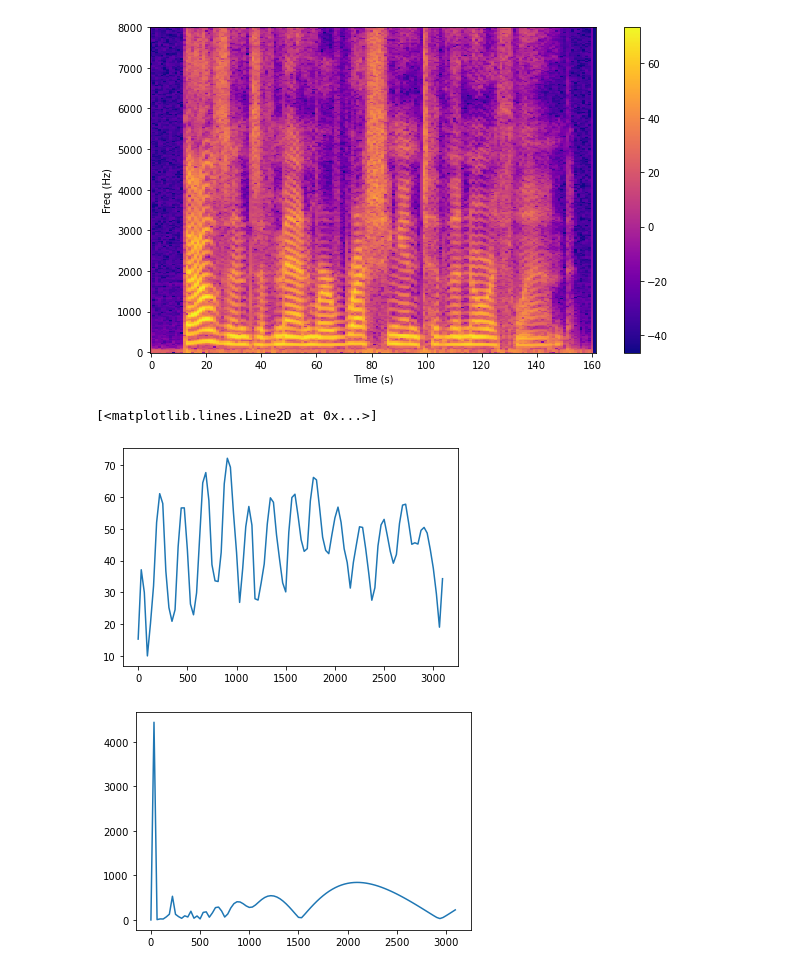
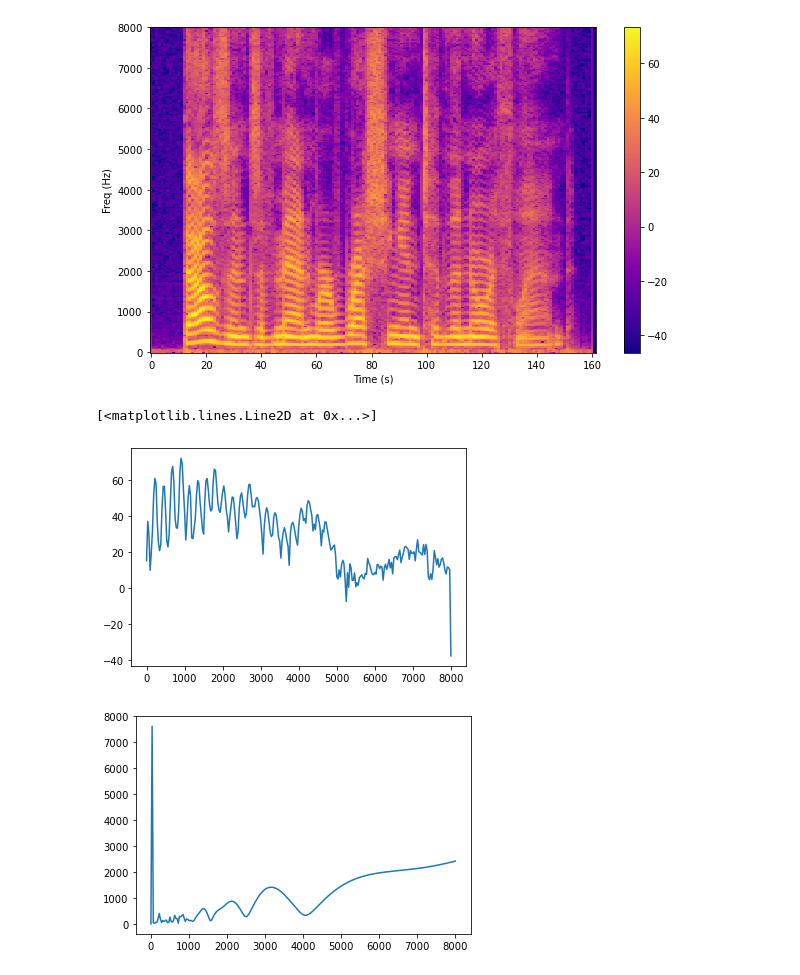
Before and after one commit to yunquian/CS-545-Project, a Jupyter notebook: spec_visualization.ipynb, the cells around one changed output. Saved outputs shown, nothing was run; the diff lists cells and outputs as text; code cells hidden in the pictures.

```diff
--- a/spec_visualization.ipynb
+++ b/spec_visualization.ipynb
@@ -71,22 +71,23 @@ plot_spec(log_amp, freq=freq)
 [figure]
 [figure]
 # %%
-import transform.cepstrum
+import data.transform.cepstrum as cepstrum
 
 
 t = 15
 plt.figure()
 frame = log_amp[:,t]
-fn=100
+
+fn=freq.size
 plt.plot(freq[:fn], frame[:fn])
 plt.figure()
-mod_ceps = np.abs(transform.cepstrum.mod_cepstrum(frame[:fn]))
+mod_ceps = np.abs(cepstrum.mod_cepstrum(frame[:fn]))
 mod_ceps[0] = 0
 plt.plot(freq[:fn], mod_ceps)
 # %% [output]
 [<matplotlib.lines.Line2D at 0x...>]
-[figure, old version]
+[figure, new version]
-[figure, old version]
+[figure, new version]
 # %%
 def is_vowel():
     pass
```
Also changed, not shown: parts of 1 cell of this notebook, 15 other files.
